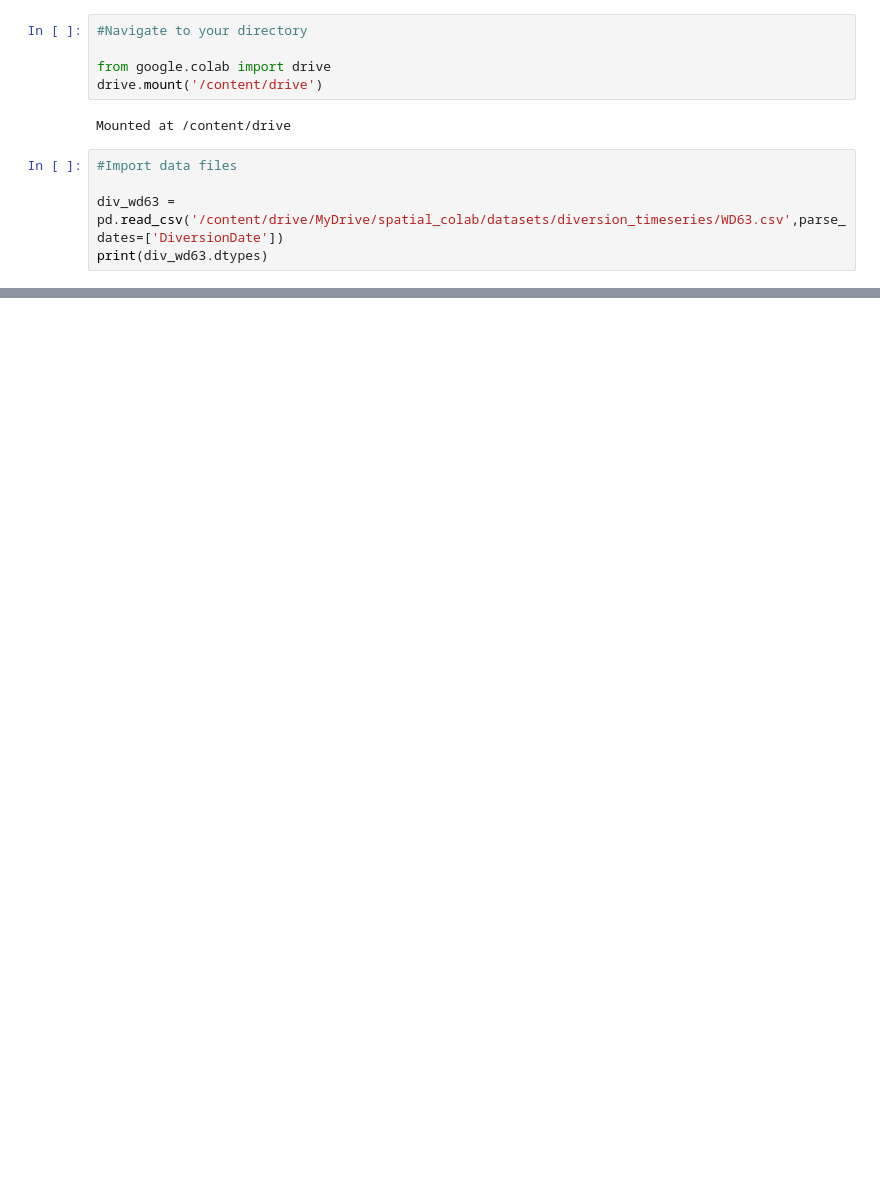
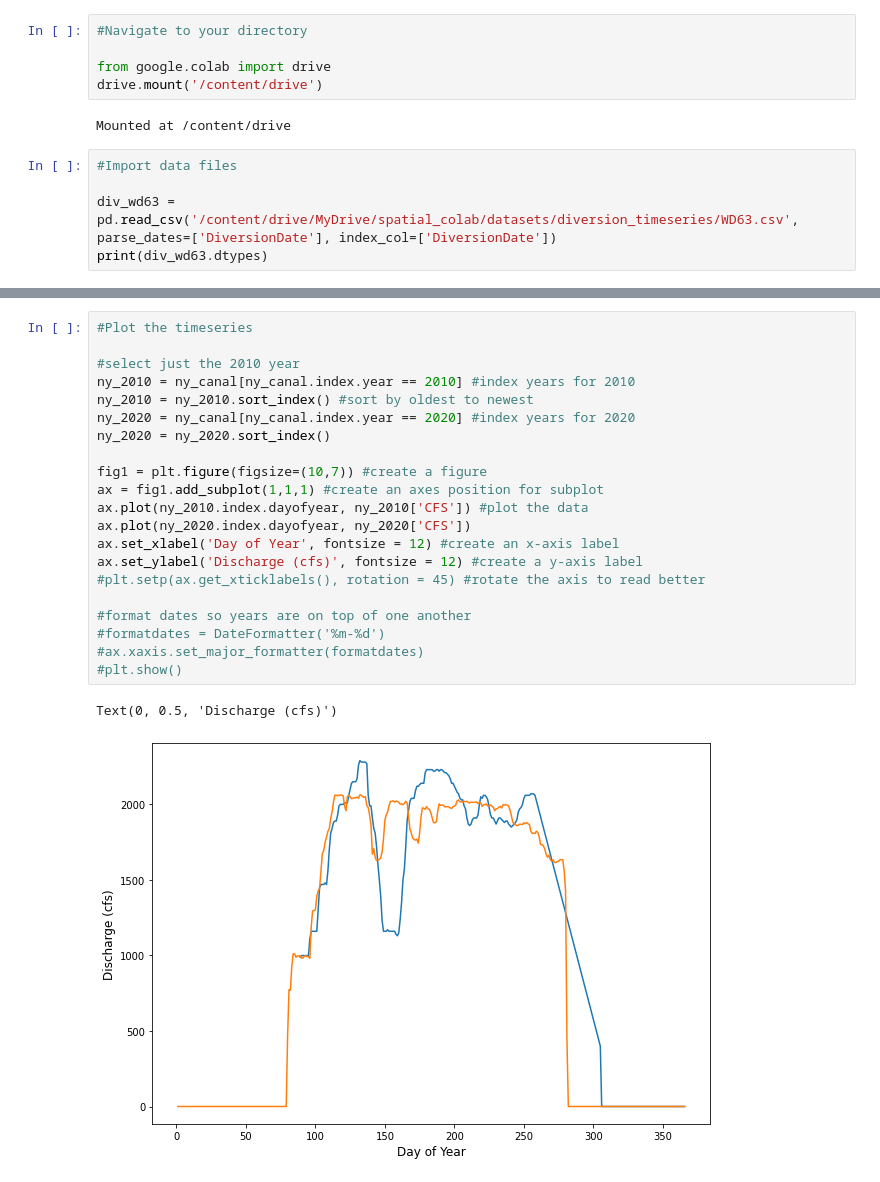
Before and after one commit to bridgetmarie24/pod_pou_lulcc, a Jupyter notebook: diversion_timeseries.ipynb, the cells around one changed output, grey strips where cells are left out. Saved outputs shown, nothing was run; the diff lists cells and outputs as text; blank space fills up the shorter version.

Commit message:
plotted timeseries from different years for visual comparison

```diff
--- a/diversion_timeseries.ipynb
+++ b/diversion_timeseries.ipynb
@@ -41,6 +42,6 @@ Mounted at /content/drive
 # %%
 #Import data files
 
-div_wd63 = pd.read_csv('/content/drive/MyDrive/spatial_colab/datasets/diversion_timeseries/WD63.csv',parse_dates=['DiversionDate'])
+div_wd63 = pd.read_csv('/content/drive/MyDrive/spatial_colab/datasets/diversion_timeseries/WD63.csv', parse_dates=['DiversionDate'], index_col=['DiversionDate'])
 print(div_wd63.dtypes)
 # %% [output]
@@ -82,0 +105,24 @@ plt.show()
+# %%
+#Plot the timeseries
+
+#select just the 2010 year
+ny_2010 = ny_canal[ny_canal.index.year == 2010] #index years for 2010
+ny_2010 = ny_2010.sort_index() #sort by oldest to newest
+ny_2020 = ny_canal[ny_canal.index.year == 2020] #index years for 2020
+ny_2020 = ny_2020.sort_index()
+
+fig1 = plt.figure(figsize=(10,7)) #create a figure
+ax = fig1.add_subplot(1,1,1) #create an axes position for subplot
+ax.plot(ny_2010.index.dayofyear, ny_2010['CFS']) #plot the data
+ax.plot(ny_2020.index.dayofyear, ny_2020['CFS'])
+ax.set_xlabel('Day of Year', fontsize = 12) #create an x-axis label
+ax.set_ylabel('Discharge (cfs)', fontsize = 12) #create a y-axis label
+#plt.setp(ax.get_xticklabels(), rotation = 45) #rotate the axis to read better
+
+#format dates so years are on top of one another
+#formatdates = DateFormatter('%m-%d')
+#ax.xaxis.set_major_formatter(formatdates)
+#plt.show()
+# %% [output]
+Text(0, 0.5, 'Discharge (cfs)')
+[figure, added]
```
Also changed, not shown: parts of 6 cells of this notebook.
